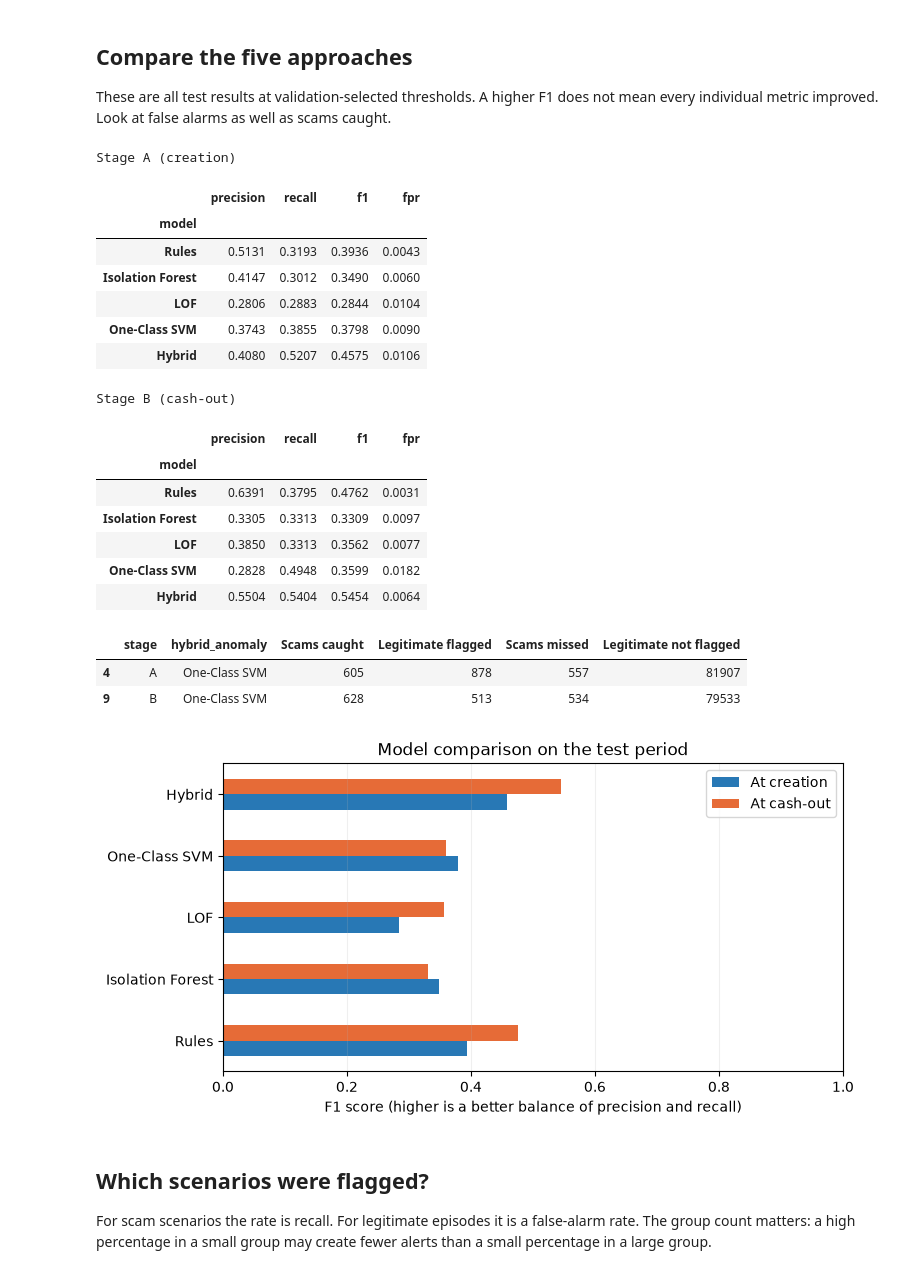
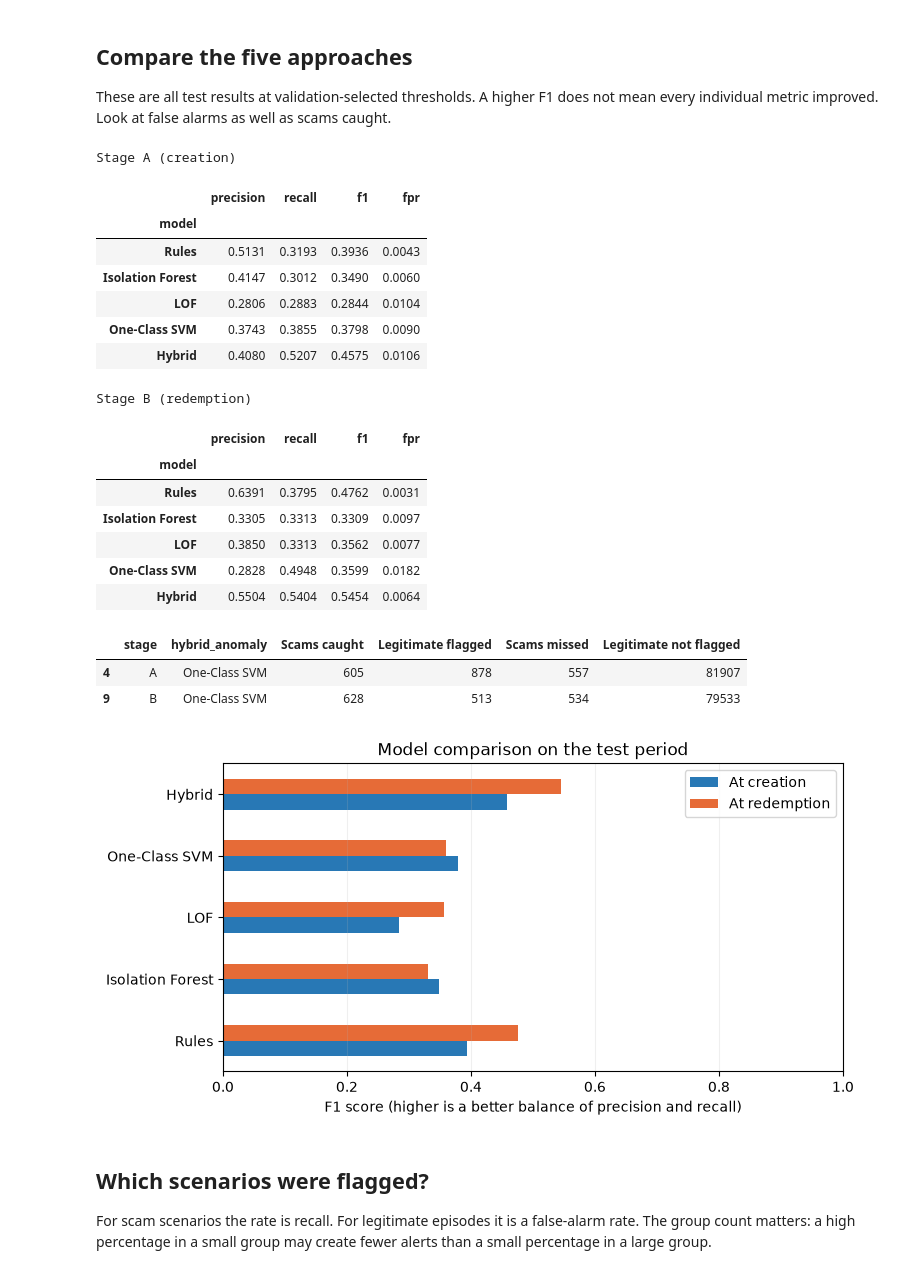
Before and after one commit to Yeshlen/Research, a Jupyter notebook: notebooks/03_results_and_dashboard.ipynb, the cells around one changed output. Saved outputs shown, nothing was run; the diff lists cells and outputs as text; code cells hidden in the pictures.

Commit message:
Use voucher redemption consistently across reports and analysis

```diff
--- a/notebooks/03_results_and_dashboard.ipynb
+++ b/notebooks/03_results_and_dashboard.ipynb
@@ -80,7 +80,7 @@ metadata["fitted_at"] = bundle["created_at"]
 These are all test results at validation-selected thresholds. A higher F1 does not mean every individual metric improved. Look at false alarms as well as scams caught.
 # %%
 for stage in ("A", "B"):
-    print("Stage", stage, "(creation)" if stage == "A" else "(cash-out)")
+    print("Stage", stage, "(creation)" if stage == "A" else "(redemption)")
     display(results[results.stage == stage][["model", "precision", "recall", "f1", "fpr"]].set_index("model").round(4))
 display(counts.rename(columns={"tp":"Scams caught", "fp":"Legitimate flagged", "fn":"Scams missed", "tn":"Legitimate not flagged"}))
 # %% [output]
@@ -92,7 +92,7 @@ Stage A (creation)
 | LOF | 0.2806 | 0.2883 | 0.2844 | 0.0104 |
 | One-Class SVM | 0.3743 | 0.3855 | 0.3798 | 0.0090 |
 | Hybrid | 0.4080 | 0.5207 | 0.4575 | 0.0106 |
-Stage B (cash-out)
+Stage B (redemption)
 |  | precision | recall | f1 | fpr |
 | model |  |  |  |  |
 | Rules | 0.6391 | 0.3795 | 0.4762 | 0.0031 |
@@ -106,15 +106,15 @@ Stage B (cash-out)
 # %%
 order = ["Rules", "Isolation Forest", "LOF", "One-Class SVM", "Hybrid"]
 comparison = results.pivot(index="model", columns="stage", values="f1").reindex(order)
-comparison.columns = ["At creation", "At cash-out"]
+comparison.columns = ["At creation", "At redemption"]
 fig, ax = plt.subplots(figsize=(8,4))
 comparison.plot.barh(ax=ax, color=["#2878B5", "#E66B37"])
 ax.set(xlabel="F1 score (higher is a better balance of precision and recall)", ylabel="", xlim=(0,1), title="Model comparison on the test period")
 ax.grid(axis="x", alpha=.2)
 save_figure(fig, FIGURES, "model_f1")
 plt.show()
 # %% [output]
-[figure, old version]
+[figure, new version]
 # %% [markdown]
 ## Which scenarios were flagged?
 For scam scenarios the rate is recall. For legitimate episodes it is a false-alarm rate. The group count matters: a high percentage in a small group may create fewer alerts than a small percentage in a large group.
```
Also changed, not shown: parts of 2 cells of this notebook, 36 other files.
